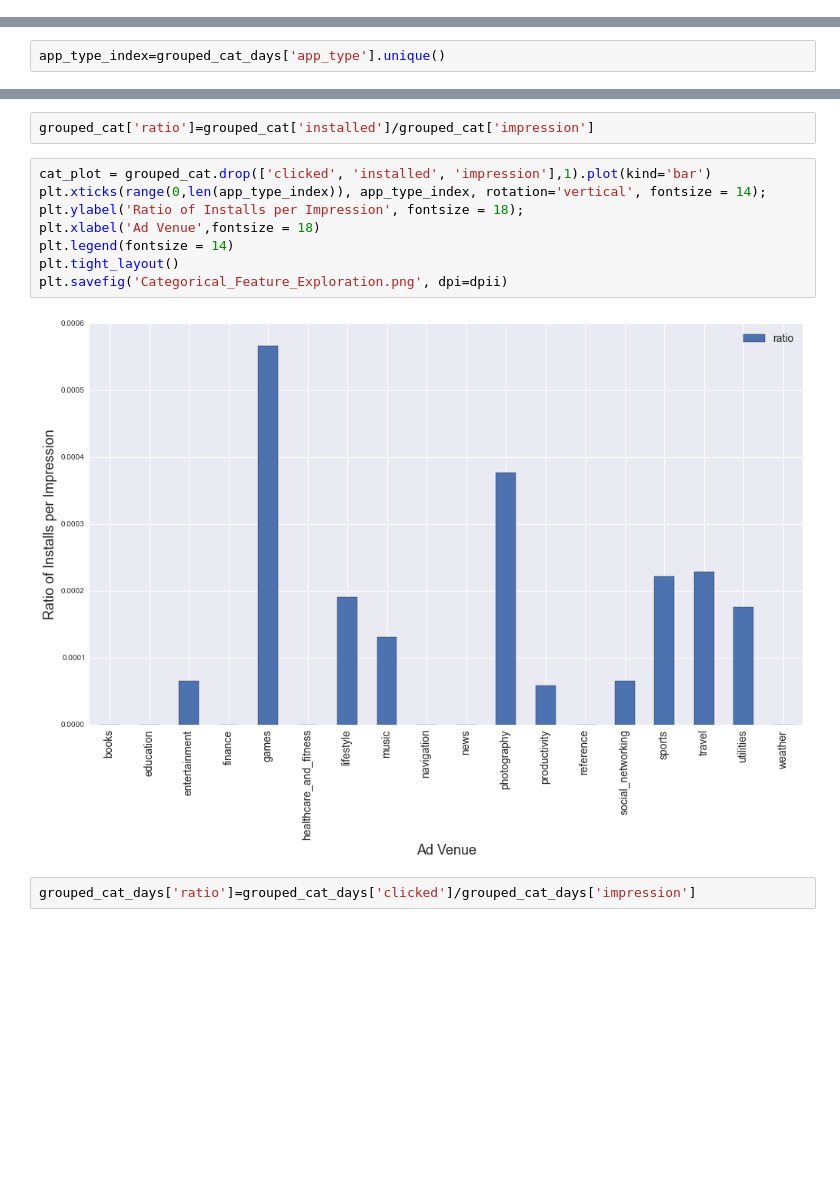
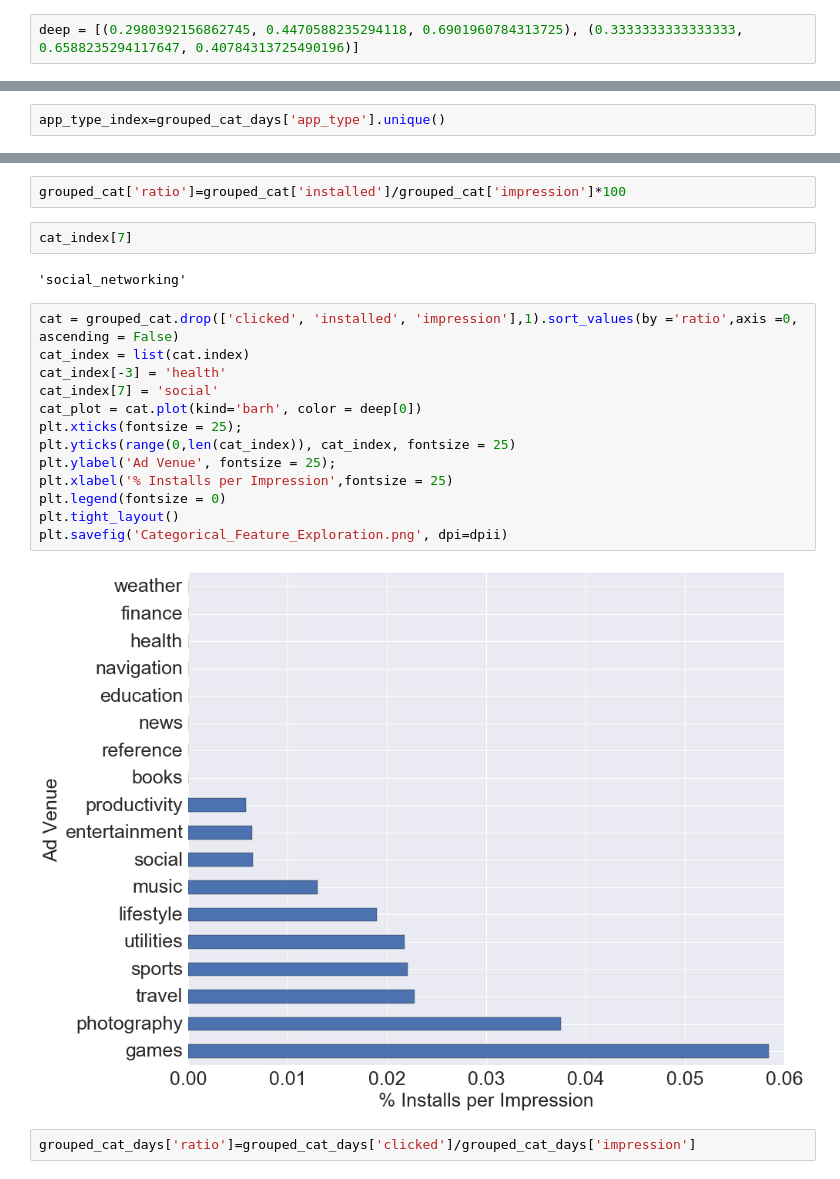
Before and after one commit to kkwanyang/app_lift, a Jupyter notebook: Feature_Exploration.ipynb, the cells around one changed output, grey strips where cells are left out. Saved outputs shown, nothing was run; the diff lists cells and outputs as text; blank space fills up the shorter version.

```diff
--- a/Feature_Exploration.ipynb
+++ b/Feature_Exploration.ipynb
@@ -41 +54,3 @@ days=['Monday', 'Tuesday', 'Wednesday','Thursday','Friday', 'Saturday', 'Sunday'
+# %%
+deep = [(0.2980392156862745, 0.4470588235294118, 0.6901960784313725), (0.3333333333333333, 0.6588235294117647, 0.40784313725490196)]
 # %%
@@ -195,15 +243,24 @@ app_type_index=grouped_cat_days['app_type'].unique()
 # %%
-grouped_cat['ratio']=grouped_cat['installed']/grouped_cat['impression']
+grouped_cat['ratio']=grouped_cat['installed']/grouped_cat['impression']*100
+# %%
+cat_index[7]
+# %% [output]
+'social_networking'
 # %%
-cat_plot = grouped_cat.drop(['clicked', 'installed', 'impression'],1).plot(kind='bar')
-plt.xticks(range(0,len(app_type_index)), app_type_index, rotation='vertical', fontsize = 14);
-plt.ylabel('Ratio of Installs per Impression', fontsize = 18);
-plt.xlabel('Ad Venue',fontsize = 18)
-plt.legend(fontsize = 14)
+cat = grouped_cat.drop(['clicked', 'installed', 'impression'],1).sort_values(by ='ratio',axis =0, ascending = False)
+cat_index = list(cat.index)
+cat_index[-3] = 'health'
+cat_index[7] = 'social'
+cat_plot = cat.plot(kind='barh', color = deep[0])
+plt.xticks(fontsize = 25);
+plt.yticks(range(0,len(cat_index)), cat_index, fontsize = 25)
+plt.ylabel('Ad Venue', fontsize = 25);
+plt.xlabel('% Installs per Impression',fontsize = 25)
+plt.legend(fontsize = 0)
 plt.tight_layout()
 plt.savefig('Categorical_Feature_Exploration.png', dpi=dpii)
 # %% [output]
-[figure, old version]
+[figure, new version]
 # %%
 grouped_cat_days['ratio']=grouped_cat_days['clicked']/grouped_cat_days['impression']
 # %%
```
Also changed, not shown: parts of 20 cells of this notebook, 9 other files.
